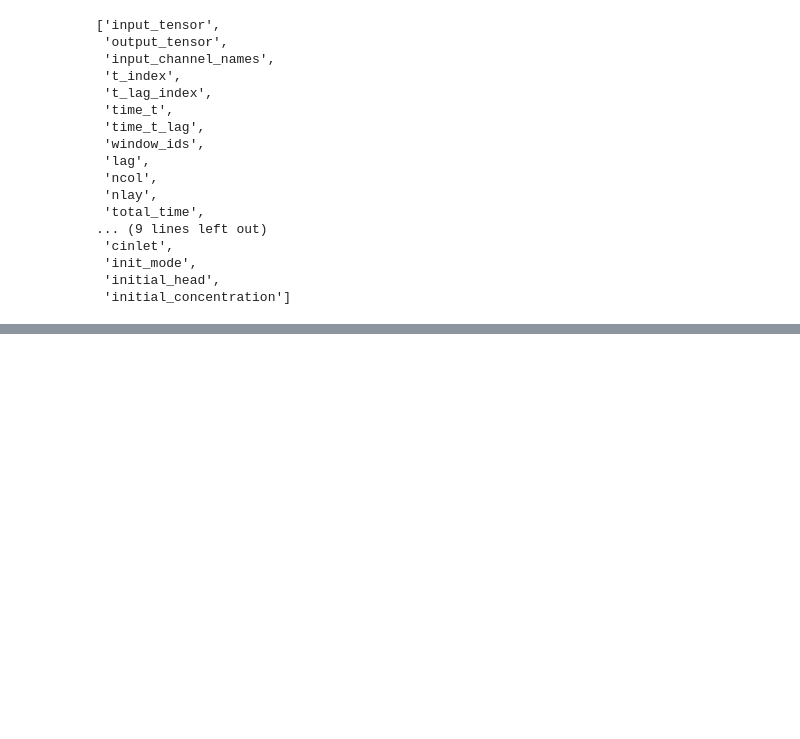
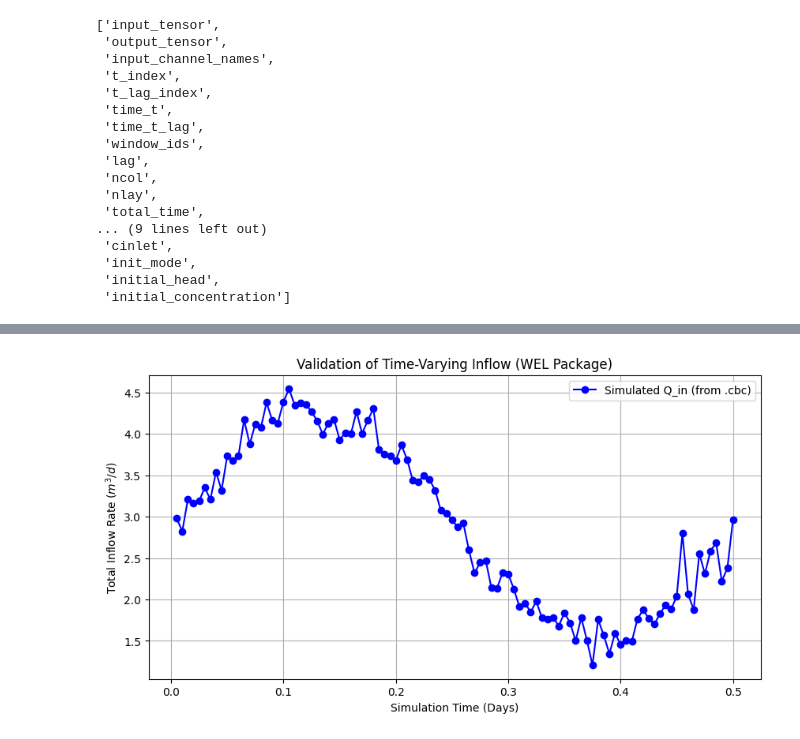
Before and after one commit to arpit-kapoor/henry_mflab, a Jupyter notebook: notebooks/test_data.ipynb, the cells around one changed output, grey strips where cells are left out. Cells and saved outputs as stored; diff of their text form; code cells hidden in the pictures; blank space fills up the shorter version.

```diff
--- a/notebooks/test_data.ipynb
+++ b/notebooks/test_data.ipynb
@@ -91,0 +96,44 @@ plot_input_output_at_idx(windows, idx=-1)
+# %%
+import flopy.utils.binaryfile as bf
+import matplotlib.pyplot as plt
+import numpy as np
+import os
+
+# 1. Point to your Cell-by-Cell file (update the filename to match your model name)
+cbc_file = os.path.join(run_dir, "gwf.cbc")
+
+# 2. Open the binary budget file (MODFLOW 6 outputs in double precision)
+cbc_obj = bf.CellBudgetFile(cbc_file, precision='double')
+
+# 3. Get the list of all simulation times saved in the file
+times = cbc_obj.get_times()
+
+# 4. Extract the WEL package data
+# Note: The text parameter usually matches the package name. If 'WEL' returns empty,
+# you can use cbc_obj.get_unique_record_names() to find the exact string.
+wel_data = cbc_obj.get_data(text='WEL')
+
+# 5. Loop through the data to calculate total inflow per time step
+actual_qin = []
+for step_data in wel_data:
+    # step_data is a numpy recarray containing ['node', 'q', etc.]
+    # We sum the 'q' (flux) for all cells in the well boundary for this time step
+    total_flux = np.sum(step_data['q'])
+    actual_qin.append(total_flux)
+
+# 6. Plot the extracted fluxes
+plt.figure(figsize=(10, 5))
+plt.plot(times, actual_qin, marker='o', linestyle='-', color='b', label='Simulated Q_in (from .cbc)')
+
+# Optional: Overlay your intended analytical formula to verify a perfect match
+# intended_qin = inflow * (1 + 0.5 * np.sin(2 * np.pi * np.array(times) / total_time))
+# plt.plot(times, intended_qin, linestyle='--', color='r', label='Intended Forcing')
+
+plt.title("Validation of Time-Varying Inflow (WEL Package)")
+plt.xlabel("Simulation Time (Days)")
+plt.ylabel("Total Inflow Rate ($m^3/d$)")
+plt.grid(True)
+plt.legend()
+plt.show()
+# %% [output]
+[figure, added]
```
Also changed, not shown: parts of 5 cells of this notebook, 3 other files.
